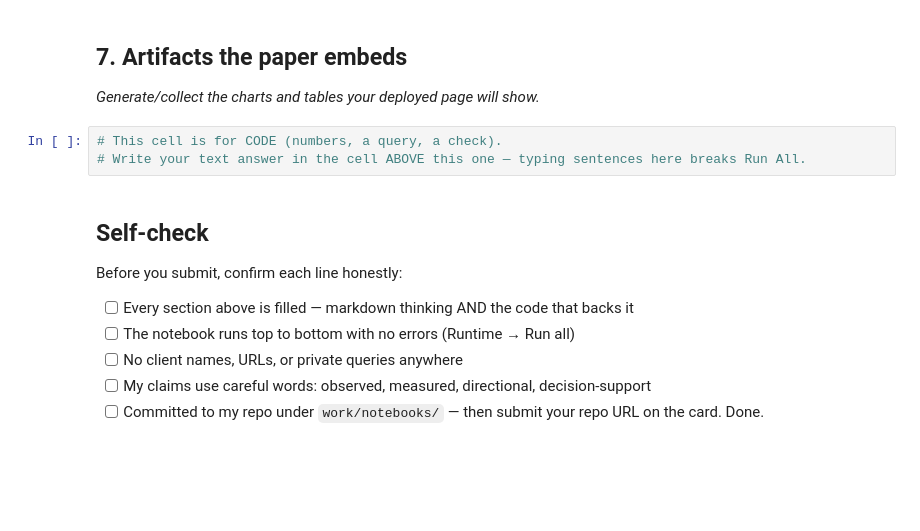
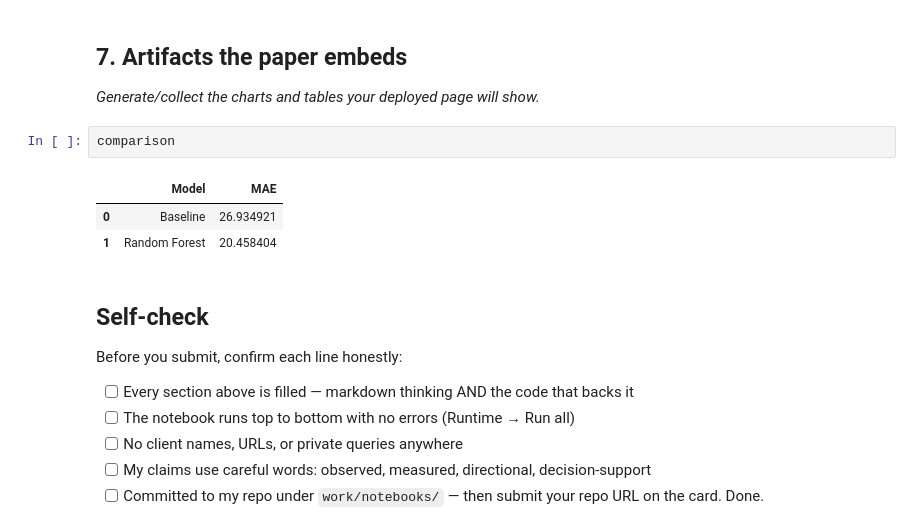
Before and after one commit to abhinav77040/Flyrank-ml-internship, a Jupyter notebook: work/notebooks/capstone.ipynb, the cells around one changed output. Cells and saved outputs as stored; diff of their text form; blank space fills up the shorter version.

```diff
--- a/work/notebooks/capstone.ipynb
+++ b/work/notebooks/capstone.ipynb
@@ -52,9 +200,12 @@ This skeleton is yours to fill. Work the sections **in order** — each one has
 ## 7. Artifacts the paper embeds
 
 *Generate/collect the charts and tables your deployed page will show.*
-# %%
-# This cell is for CODE (numbers, a query, a check).
-# Write your text answer in the cell ABOVE this one — typing sentences here breaks Run All.
+# %%
+comparison
+# %% [output]
+|  | Model | MAE |
+| 0 | Baseline | 26.934921 |
+| 1 | Random Forest | 20.458404 |
 # %% [markdown]
 ## Self-check
 
```
Also changed, not shown: parts of 17 cells of this notebook.
